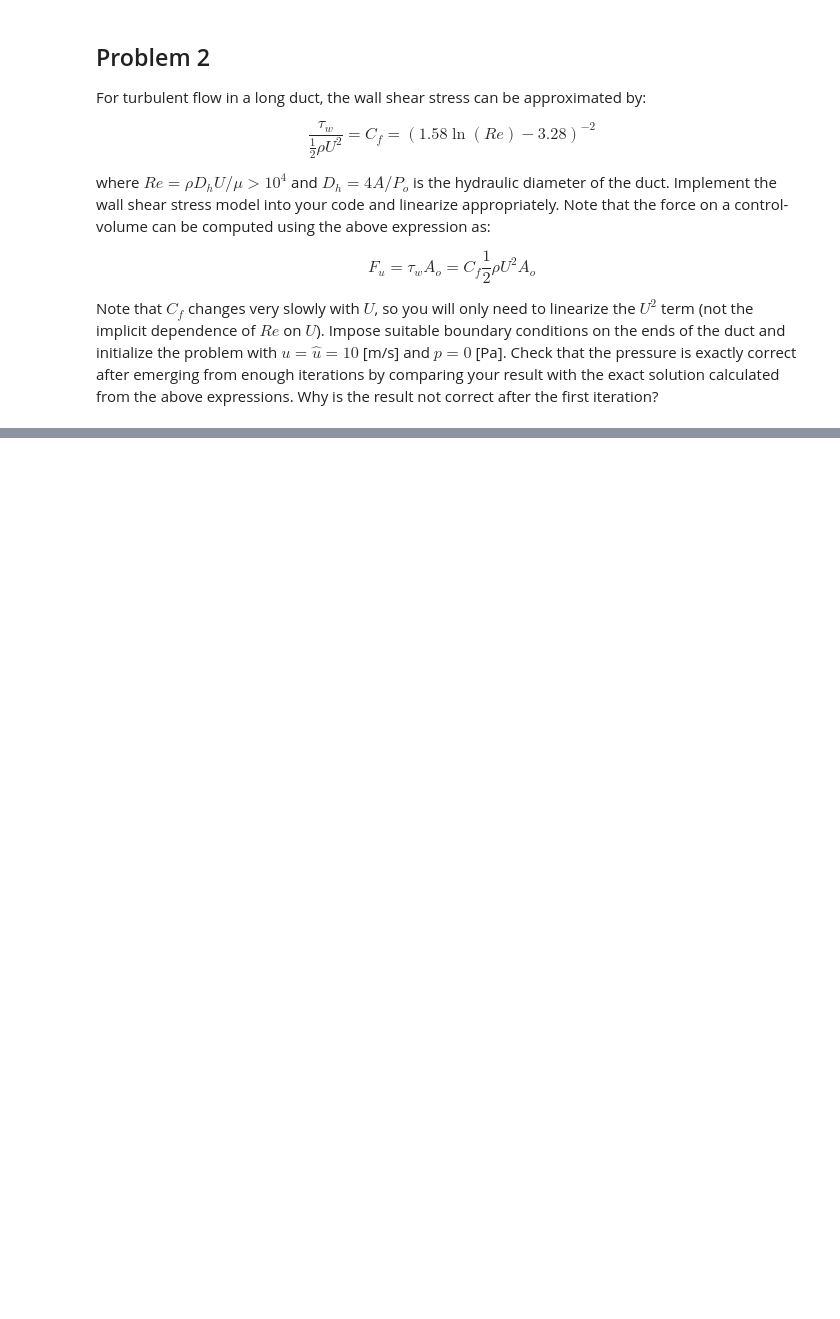
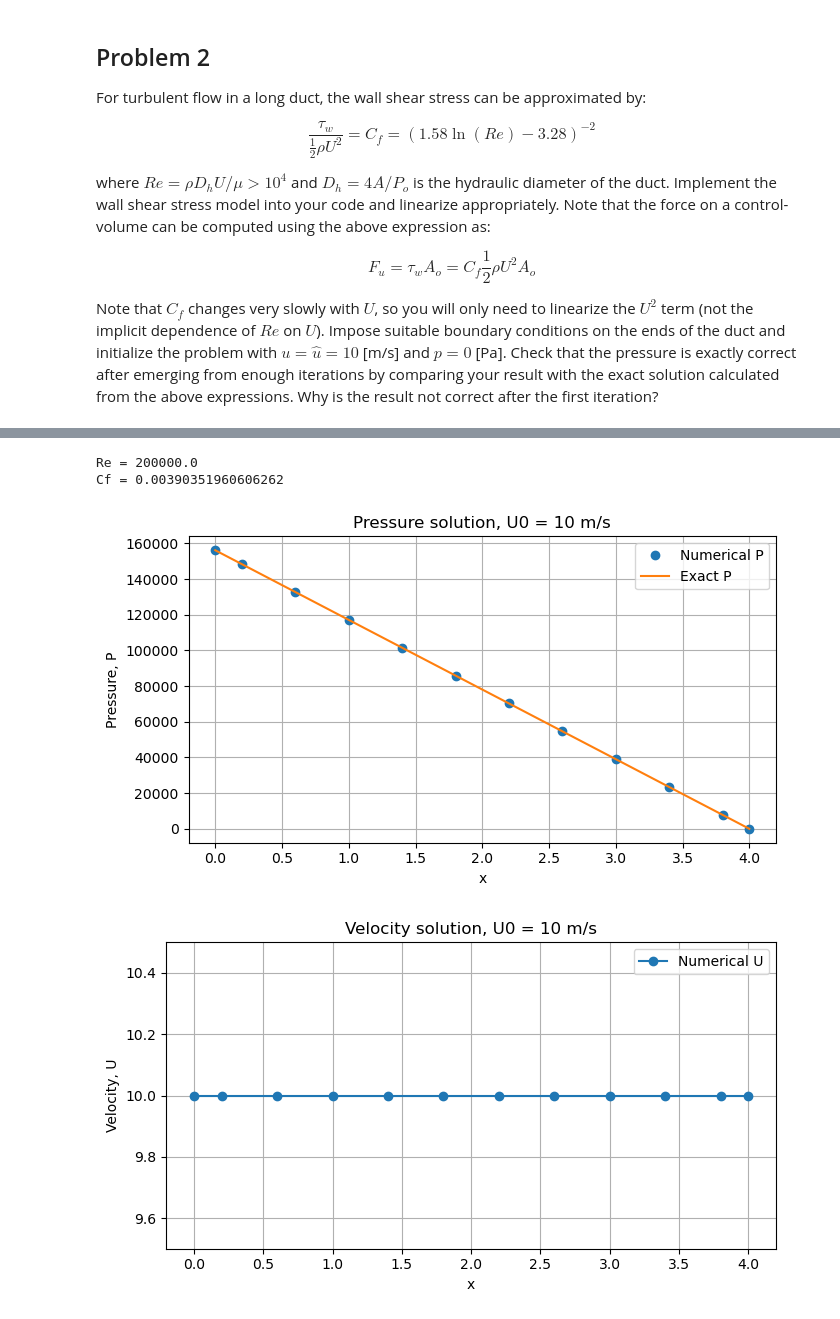
Before and after one commit to Zichen-F/9710_assignments, a Jupyter notebook: Assignment/Assignment4-zfan68.ipynb, the cells around one changed output, grey strips where cells are left out. Saved outputs shown, nothing was run; the diff lists cells and outputs as text; code cells hidden in the pictures; blank space fills up the shorter version.

```diff
--- a/Assignment/Assignment4-zfan68.ipynb
+++ b/Assignment/Assignment4-zfan68.ipynb
@@ -400,3 +816,49 @@ Note that $C_f$ changes very slowly with $U$, so you will only need to linearize
+# %%
+%matplotlib inline
+import matplotlib.pyplot as plt
+import numpy as np
+
+x_an = np.linspace(0.0, lx, 500)
+
+P_an, Cf, Re = exact_pressure_wall_shear(
+    x_an,
+    U0,
+    rho,
+    mu,
+    A,
+    Po,
+    lx
+)
+
+print("Re =", Re)
+print("Cf =", Cf)
+
+plt.figure(figsize=(7, 4))
+plt.plot(grid.xP, P, "o", label="Numerical P")
+plt.plot(x_an, P_an, "-", label="Exact P")
+plt.xlabel("x")
+plt.ylabel("Pressure, P")
+plt.title(f"Pressure solution, U0 = {U0} m/s")
+plt.grid(True)
+plt.legend()
+plt.tight_layout()
+plt.show()
+
+plt.figure(figsize=(7, 4))
+plt.plot(grid.xP, U, "o-", label="Numerical U")
+plt.xlabel("x")
+plt.ylabel("Velocity, U")
+plt.ylim(9.5, 10.5)
+plt.title(f"Velocity solution, U0 = {U0} m/s")
+plt.grid(True)
+plt.legend()
+plt.tight_layout()
+plt.show()
+# %% [output]
+Re = 200000.0
+Cf = 0.00390351960606262
+[figure, added]
+[figure, added]
 # %% [markdown]
 ## Problem 3
 
```
Also changed, not shown: parts of 14 cells of this notebook, 2 other files.
